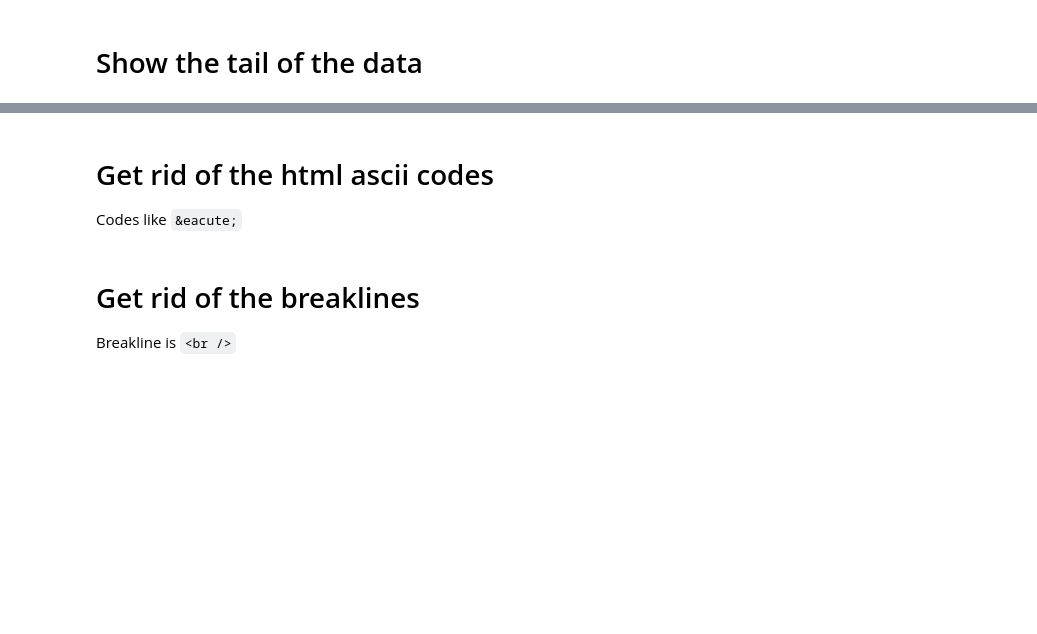
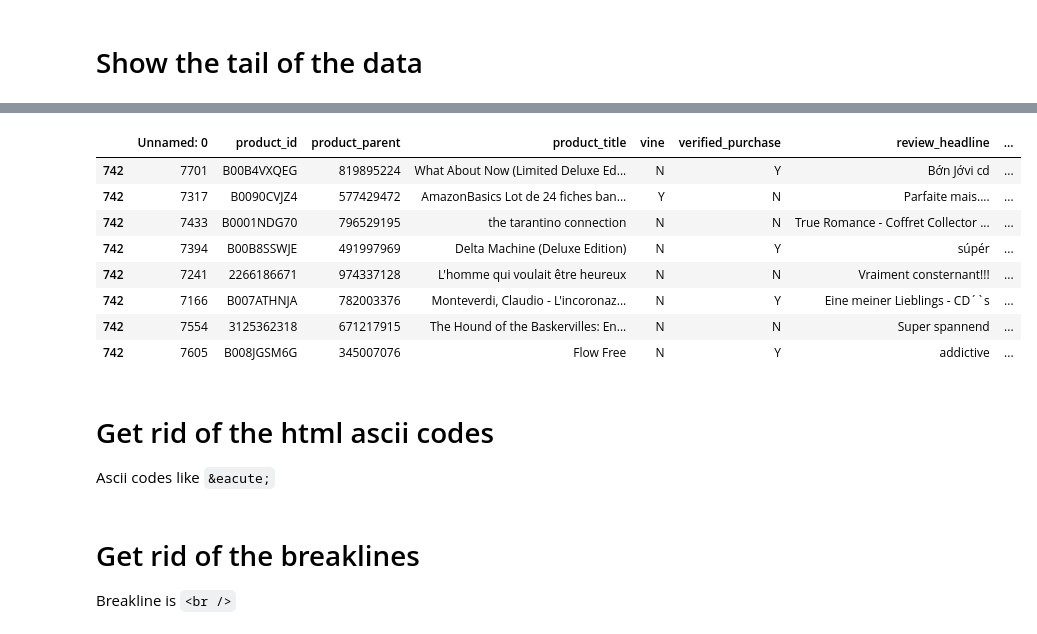
Before and after one commit to Kajzzer/BigData, a Jupyter notebook: Data cleaning and preprocessing.ipynb, the cells around one changed output, grey strips where cells are left out. Cells and saved outputs as stored; diff of their text form; code cells hidden in the pictures; blank space fills up the shorter version.

```diff
--- a/Data cleaning and preprocessing.ipynb
+++ b/Data cleaning and preprocessing.ipynb
@@ -37,6 +82,19 @@ df.tail()
+# %%
+# Unnamed: 0 == 7394 was wrong, but has been fixed now
+df.loc[742]
+# %% [output]
+|  | Unnamed: 0 | product_id | product_parent | product_title | vine | verified_purchase | review_headline | ... |
+| 742 | 7701 | B00B4VXQEG | 819895224 | What About Now (Limited Deluxe Ed... | N | Y | Bớn Jớvi cd | ... |
+| 742 | 7317 | B0090CVJZ4 | 577429472 | AmazonBasics Lot de 24 fiches ban... | Y | N | Parfaite mais.... | ... |
+| 742 | 7433 | B0001NDG70 | 796529195 | the tarantino connection | N | N | True Romance - Coffret Collector ... | ... |
+| 742 | 7394 | B00B8SSWJE | 491997969 | Delta Machine (Deluxe Edition) | N | Y | súpér | ... |
+| 742 | 7241 | 2266186671 | 974337128 | L'homme qui voulait être heureux | N | N | Vraiment consternant!!! | ... |
+| 742 | 7166 | B007ATHNJA | 782003376 | Monteverdi, Claudio - L'incoronaz... | N | Y | Eine meiner Lieblings - CD´`s | ... |
+| 742 | 7554 | 3125362318 | 671217915 | The Hound of the Baskervilles: En... | N | N | Super spannend | ... |
+| 742 | 7605 | B008JGSM6G | 345007076 | Flow Free | N | Y | addictive | ... |
 # %% [markdown]
 # Get rid of the html ascii codes
-Codes like `&eacute;`
+Ascii codes like `&eacute;`
 # %%
 # parse html
 df['review_headline'] = df['review_headline'].apply(lambda x: html.unescape(str(x)))
```
Also changed, not shown: parts of 12 cells of this notebook, 1 other file.
